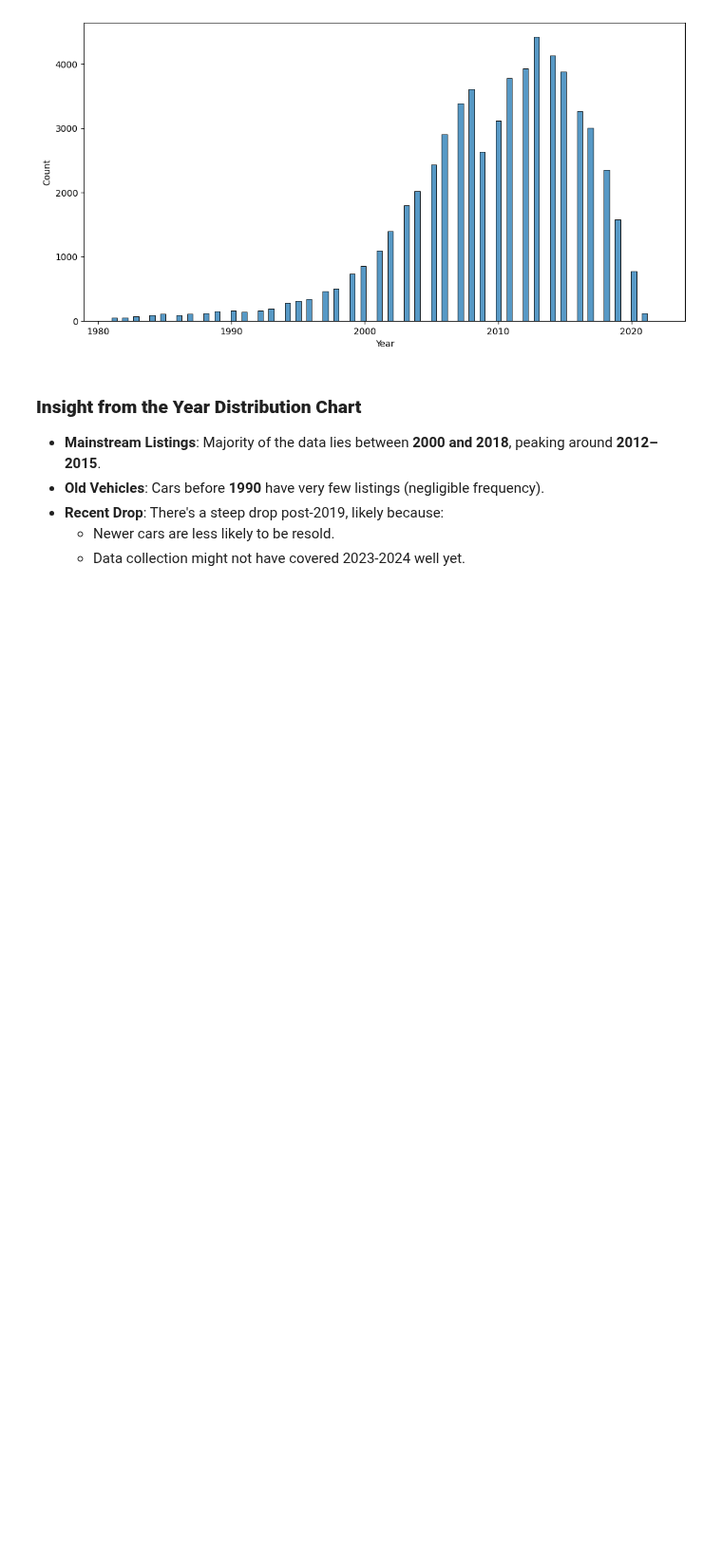
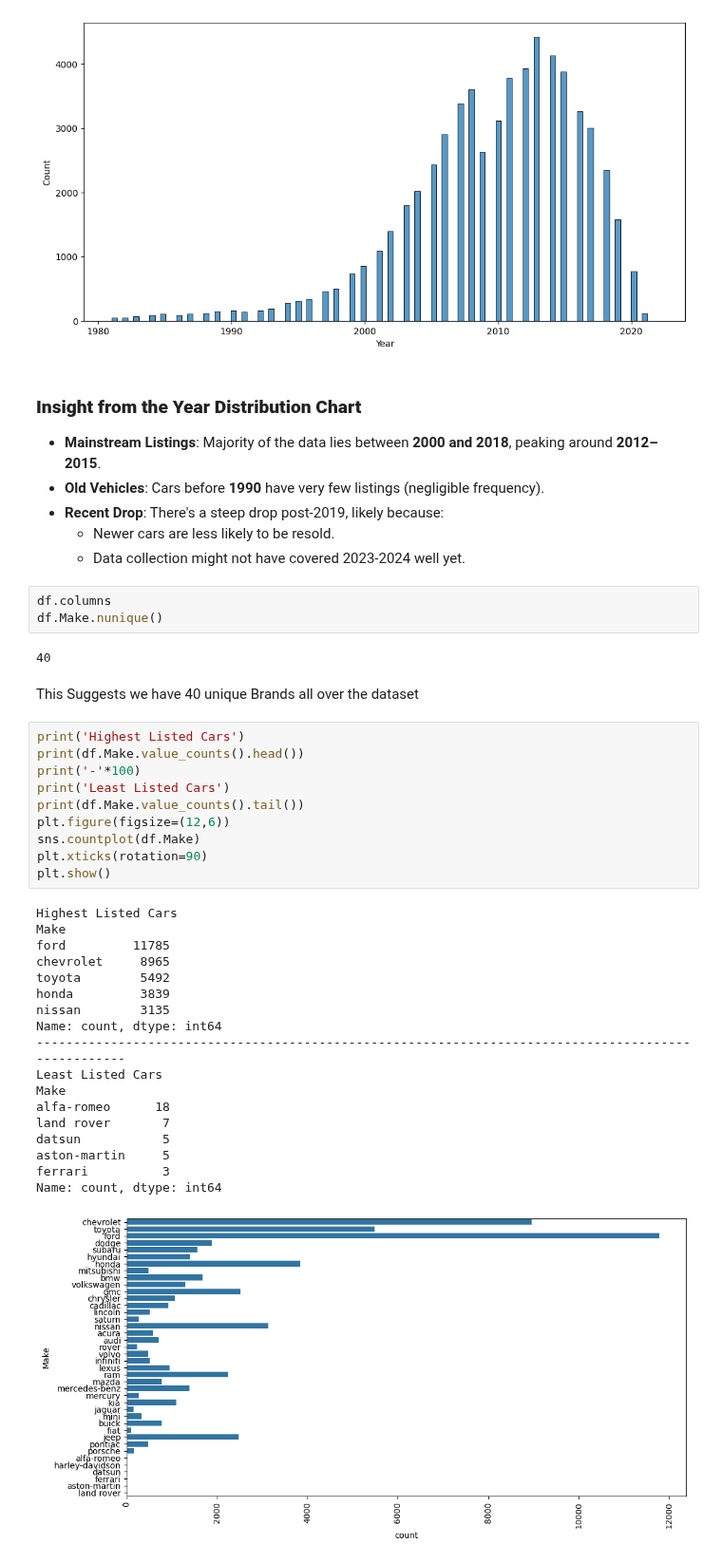
Before and after one commit to anshumbanga/Jason-Motor-Group, a Jupyter notebook: Jason Motor Group.ipynb, the cells around one changed output. Shown at 95% size. Saved outputs shown, nothing was run; the diff lists cells and outputs as text; blank space fills up the shorter version.

```diff
--- a/Jason Motor Group.ipynb
+++ b/Jason Motor Group.ipynb
@@ -279,3 +279,39 @@ plt.show()
 - **Recent Drop**: There's a steep drop post-2019, likely because:
   - Newer cars are less likely to be resold.
   - Data collection might not have covered 2023-2024 well yet.
+# %%
+df.columns
+df.Make.nunique()
+# %% [output]
+40
+# %% [markdown]
+This Suggests we have 40 unique Brands all over the dataset
+# %%
+print('Highest Listed Cars')
+print(df.Make.value_counts().head())
+print('-'*100)
+print('Least Listed Cars')
+print(df.Make.value_counts().tail())
+plt.figure(figsize=(12,6))
+sns.countplot(df.Make)
+plt.xticks(rotation=90)
+plt.show()
+# %% [output]
+Highest Listed Cars
+Make
+ford         11785
+chevrolet     8965
+toyota        5492
+honda         3839
+nissan        3135
+Name: count, dtype: int64
+----------------------------------------------------------------------------------------------------
+Least Listed Cars
+Make
+alfa-romeo      18
+land rover       7
+datsun           5
+aston-martin     5
+ferrari          3
+Name: count, dtype: int64
+[figure, added]
```
Also changed, not shown: parts of 26 cells of this notebook.
